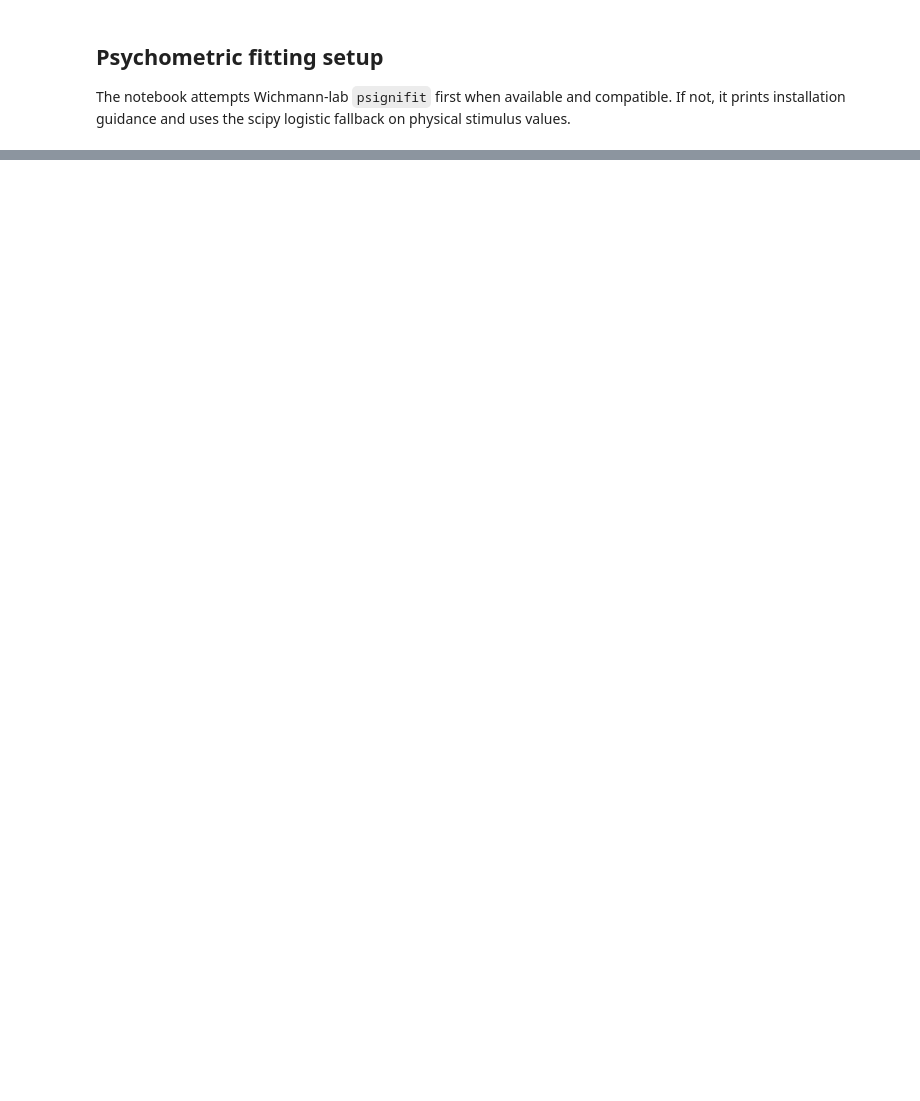
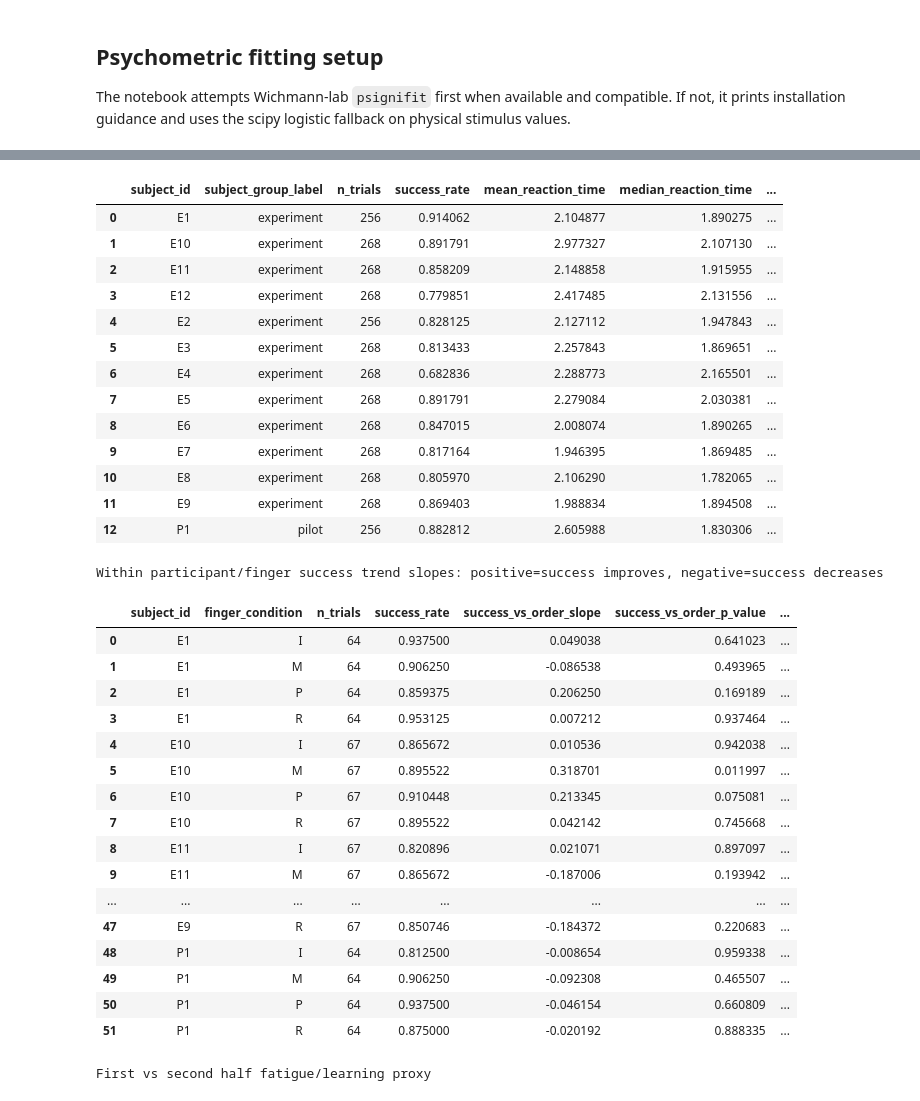
Before and after one commit to Elisheva-Shiri/Parallel_Heptics, a Jupyter notebook: analysis/psychophysics_analysis/2afc_constant_stimuli_psychophysics_analysis.ipynb, the cells around one changed output, grey strips where cells are left out. Cells and saved outputs as stored; diff of their text form; code cells hidden in the pictures; blank space fills up the shorter version.

```diff
--- a/analysis/psychophysics_analysis/2afc_constant_stimuli_psychophysics_analysis.ipynb
+++ b/analysis/psychophysics_analysis/2afc_constant_stimuli_psychophysics_analysis.ipynb
@@ -35,8 +37,8 @@ import twoafc_psychophysics as pf
 pd.set_option("display.max_columns", 120)
 pd.set_option("display.width", 180)
 
-# === EDIT THIS PATH "PUT_MAIN_DATA_FOLDER_HERE" ===
-DATA_ROOT = Path(r"C:\Users\user\BIO MEDICAL ROBOTICS Dropbox\Elisheva Shiri Decktor\BGU\Codes\Parallel_Heptics\debug_experiments")
+# Main read-only results folder: P* are pilots, E* are experiment participants.
+DATA_ROOT = Path(r"C:\Users\user\BIO MEDICAL ROBOTICS Dropbox\Elisheva Shiri Decktor\BGU\expiriments_results")
 
 # Separate output location. Do not place this inside DATA_ROOT.
 OUTPUT_ROOT = ANALYSIS_DIR / "results"
@@ -127,0 +242,15 @@ display(pd.crosstab(combined_clean_trials["subject_id"], combined_clean_trials["
+# %%
+combined_success_trials = pf.add_success_and_time_columns(combined_clean_trials)
+pf.save_csv(combined_success_trials, OUTPUT_ROOT, "combined_success_trials.csv")
+
+farajian_style_input_by_subject_finger = pf.make_farajian_style_psychometric_input(combined_success_trials, ["subject_id", "finger_condition"])
+farajian_style_input_group_by_finger = pf.make_farajian_style_psychometric_input(combined_success_trials, ["finger_condition"])
+pf.save_csv(farajian_style_input_by_subject_finger, OUTPUT_ROOT, "farajian_style_input_by_subject_finger.csv")
+pf.save_csv(farajian_style_input_group_by_finger, OUTPUT_ROOT, "farajian_style_input_group_by_finger.csv")
+
+display(combined_success_trials[[
+    "subject_id", "subject_group_label", "finger_condition", "global_trial_order",
+    "signed_stiffness_delta", "response_comparison_greater", "correct_response",
+    "reaction_time", "elapsed_minutes", "session_half", "fatigue_tertile"
+]].head(20))
+display(farajian_style_input_by_subject_finger.head(30))
@@ -206,0 +497,28 @@ display(order_effects_summary)
+# %%
+success_time_fatigue = pf.compute_success_time_fatigue(combined_success_trials, ["subject_id", "finger_condition"])
+
+success_summary_by_subject_finger = success_time_fatigue["summary"]
+success_trend_slopes_by_subject_finger = success_time_fatigue["slopes"]
+success_by_reaction_time_bin = success_time_fatigue["reaction_time_bins"]
+success_by_order_bin = success_time_fatigue["order_bins"]
+fatigue_first_second_summary = success_time_fatigue["first_second"]
+between_subject_success_time_stats = success_time_fatigue["between_subjects"]
+success_summary_by_subject = success_time_fatigue["subject_summary"]
+
+pf.save_csv(success_summary_by_subject, OUTPUT_ROOT, "success_summary_by_subject.csv")
+pf.save_csv(success_summary_by_subject_finger, OUTPUT_ROOT, "success_summary_by_subject_finger.csv")
+pf.save_csv(success_trend_slopes_by_subject_finger, OUTPUT_ROOT, "success_trend_slopes_by_subject_finger.csv")
+pf.save_csv(success_by_reaction_time_bin, OUTPUT_ROOT, "success_by_reaction_time_bin.csv")
+pf.save_csv(success_by_order_bin, OUTPUT_ROOT, "success_by_order_bin.csv")
+pf.save_csv(fatigue_first_second_summary, OUTPUT_ROOT, "fatigue_first_second_summary.csv")
+pf.save_csv(between_subject_success_time_stats, OUTPUT_ROOT, "between_subject_success_time_stats.csv")
+
+print("Participant-level success summary")
+display(success_summary_by_subject)
+print("Within participant/finger success trend slopes: positive=success improves, negative=success decreases")
+display(success_trend_slopes_by_subject_finger)
+print("First vs second half fatigue/learning proxy")
+display(fatigue_first_second_summary)
+print("Between-participant duration/time statistics")
+display(between_subject_success_time_stats)
+# %% [output]
@@ -206,0 +526,33 @@ display(order_effects_summary)
+|  | subject_id | subject_group_label | n_trials | success_rate | mean_reaction_time | median_reaction_time | ... |
+| 0 | E1 | experiment | 256 | 0.914062 | 2.104877 | 1.890275 | ... |
+| 1 | E10 | experiment | 268 | 0.891791 | 2.977327 | 2.107130 | ... |
+| 2 | E11 | experiment | 268 | 0.858209 | 2.148858 | 1.915955 | ... |
+| 3 | E12 | experiment | 268 | 0.779851 | 2.417485 | 2.131556 | ... |
+| 4 | E2 | experiment | 256 | 0.828125 | 2.127112 | 1.947843 | ... |
+| 5 | E3 | experiment | 268 | 0.813433 | 2.257843 | 1.869651 | ... |
+| 6 | E4 | experiment | 268 | 0.682836 | 2.288773 | 2.165501 | ... |
+| 7 | E5 | experiment | 268 | 0.891791 | 2.279084 | 2.030381 | ... |
+| 8 | E6 | experiment | 268 | 0.847015 | 2.008074 | 1.890265 | ... |
+| 9 | E7 | experiment | 268 | 0.817164 | 1.946395 | 1.869485 | ... |
+| 10 | E8 | experiment | 268 | 0.805970 | 2.106290 | 1.782065 | ... |
+| 11 | E9 | experiment | 268 | 0.869403 | 1.988834 | 1.894508 | ... |
+| 12 | P1 | pilot | 256 | 0.882812 | 2.605988 | 1.830306 | ... |
+Within participant/finger success trend slopes: positive=success improves, negative=success decreases
+|  | subject_id | finger_condition | n_trials | success_rate | success_vs_order_slope | success_vs_order_p_value | ... |
+| 0 | E1 | I | 64 | 0.937500 | 0.049038 | 0.641023 | ... |
+| 1 | E1 | M | 64 | 0.906250 | -0.086538 | 0.493965 | ... |
+| 2 | E1 | P | 64 | 0.859375 | 0.206250 | 0.169189 | ... |
+| 3 | E1 | R | 64 | 0.953125 | 0.007212 | 0.937464 | ... |
+| 4 | E10 | I | 67 | 0.865672 | 0.010536 | 0.942038 | ... |
+| 5 | E10 | M | 67 | 0.895522 | 0.318701 | 0.011997 | ... |
+| 6 | E10 | P | 67 | 0.910448 | 0.213345 | 0.075081 | ... |
+| 7 | E10 | R | 67 | 0.895522 | 0.042142 | 0.745668 | ... |
+| 8 | E11 | I | 67 | 0.820896 | 0.021071 | 0.897097 | ... |
+| 9 | E11 | M | 67 | 0.865672 | -0.187006 | 0.193942 | ... |
+| ... | ... | ... | ... | ... | ... | ... | ... |
+| 47 | E9 | R | 67 | 0.850746 | -0.184372 | 0.220683 | ... |
+| 48 | P1 | I | 64 | 0.812500 | -0.008654 | 0.959338 | ... |
+| 49 | P1 | M | 64 | 0.906250 | -0.092308 | 0.465507 | ... |
+| 50 | P1 | P | 64 | 0.937500 | -0.046154 | 0.660809 | ... |
+| 51 | P1 | R | 64 | 0.875000 | -0.020192 | 0.888335 | ... |
+First vs second half fatigue/learning proxy
```
Also changed, not shown: parts of 35 cells of this notebook, 13 other files.
